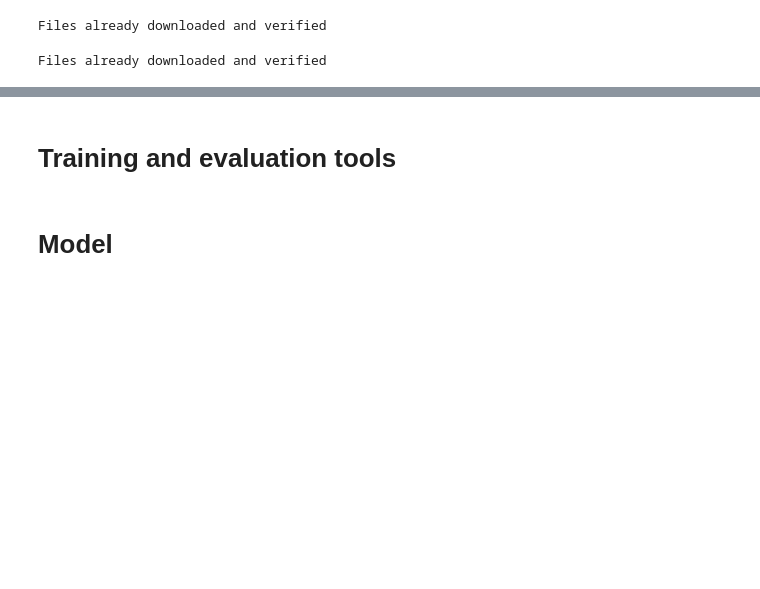
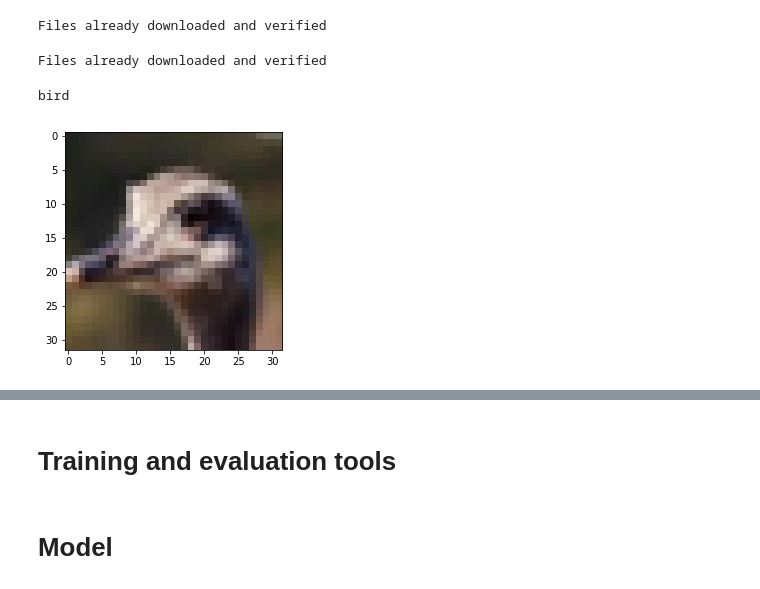
Before and after one commit to rodgzilla/machine_learning_deep_knn, a Jupyter notebook: nbs/CIFAR-10 experiments.ipynb, the cells around one changed output, grey strips where cells are left out. Saved outputs shown, nothing was run; the diff lists cells and outputs as text; code cells hidden in the pictures; blank space fills up the shorter version.

```diff
--- a/nbs/CIFAR-10 experiments.ipynb
+++ b/nbs/CIFAR-10 experiments.ipynb
@@ -47,18 +50,20 @@ cifar_cats = [
     'truck'
 ]
 # %%
+train_dataset = datasets.CIFAR10(
+    '../data',
+    train = True,
+    download = True,
+    transform = transforms.Compose(
+        [
+            transforms.ToTensor(),
+            transforms.Normalize(means, stds)
+        ]
+    )
+)
+
 train_loader = torch.utils.data.DataLoader(
-    datasets.CIFAR10(
-        '../data',
-        train = True,
-        download = True,
-        transform = transforms.Compose(
-            [
-                transforms.ToTensor(),
-                transforms.Normalize(means, stds)
-            ]
-        )
-    ),
+    train_dataset,
     shuffle = True,
     batch_size = batch_size
 )
@@ -82,3 +89,10 @@ test_loader = torch.utils.data.DataLoader(
 )
 # %% [output]
 Files already downloaded and verified
+# %%
+img, y = train_dataset[510]
+display_img(img.to(device))
+print(cifar_cats[y])
+# %% [output]
+bird
+[figure, added]
```
Also changed, not shown: parts of 25 cells of this notebook.
